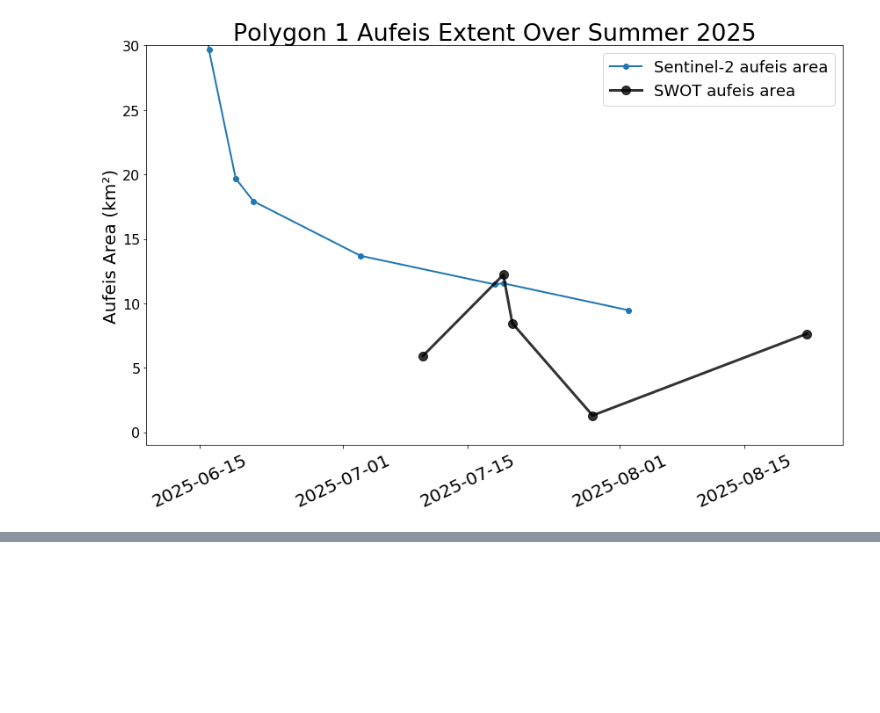
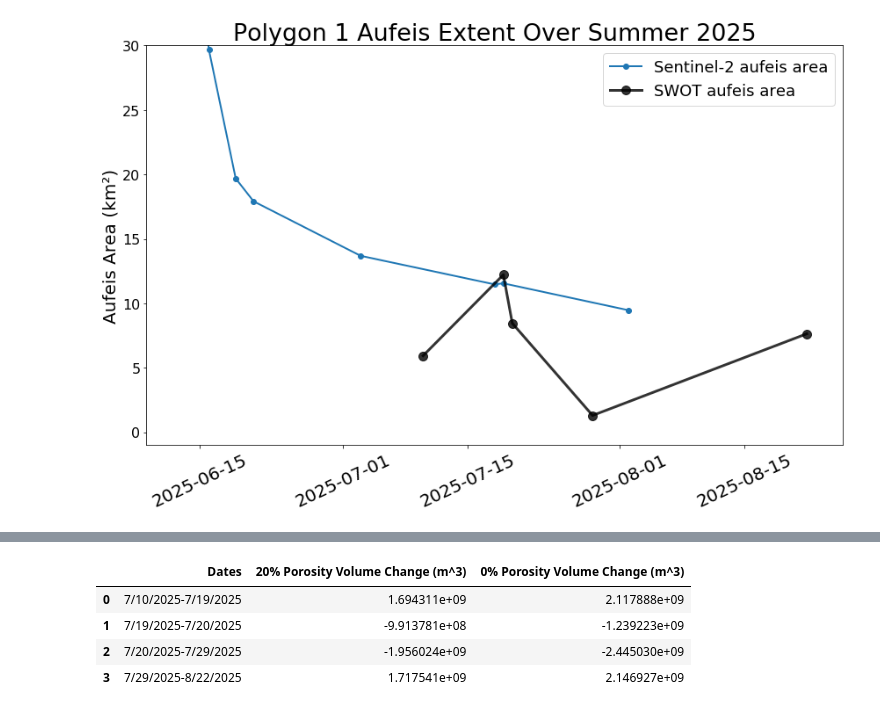
Before and after one commit to mlmac-seid/SWOT-aufeis, a Jupyter notebook: 4.0_aufeis_timeseries.ipynb, the cells around one changed output, grey strips where cells are left out. Drawn from its saved outputs; the diff is of its cells as text; code cells hidden in the pictures; blank space fills up the shorter version.

```diff
--- a/4.0_aufeis_timeseries.ipynb
+++ b/4.0_aufeis_timeseries.ipynb
@@ -161,0 +261,11 @@ plt.show()
+# %%
+# Combine volume change dataframes for both porosities
+vol_changes = pd.merge(vol_changes_porosity20_df, vol_changes_porosity0_df, on='Dates', how='inner')
+vol_changes = vol_changes.rename(columns={'Change in Aufeis Volume (m^3)_x': '20% Porosity Volume Change (m^3)', 'Change in Aufeis Volume (m^3)_y': '0% Porosity Volume Change (m^3)'})
+vol_changes
+# %% [output]
+|  | Dates | 20% Porosity Volume Change (m^3) | 0% Porosity Volume Change (m^3) |
+| 0 | 7/10/2025-7/19/2025 | 1.694311e+09 | 2.117888e+09 |
+| 1 | 7/19/2025-7/20/2025 | -9.913781e+08 | -1.239223e+09 |
+| 2 | 7/20/2025-7/29/2025 | -1.956024e+09 | -2.445030e+09 |
+| 3 | 7/29/2025-8/22/2025 | 1.717541e+09 | 2.146927e+09 |
```
Also changed, not shown: parts of 5 cells of this notebook.
